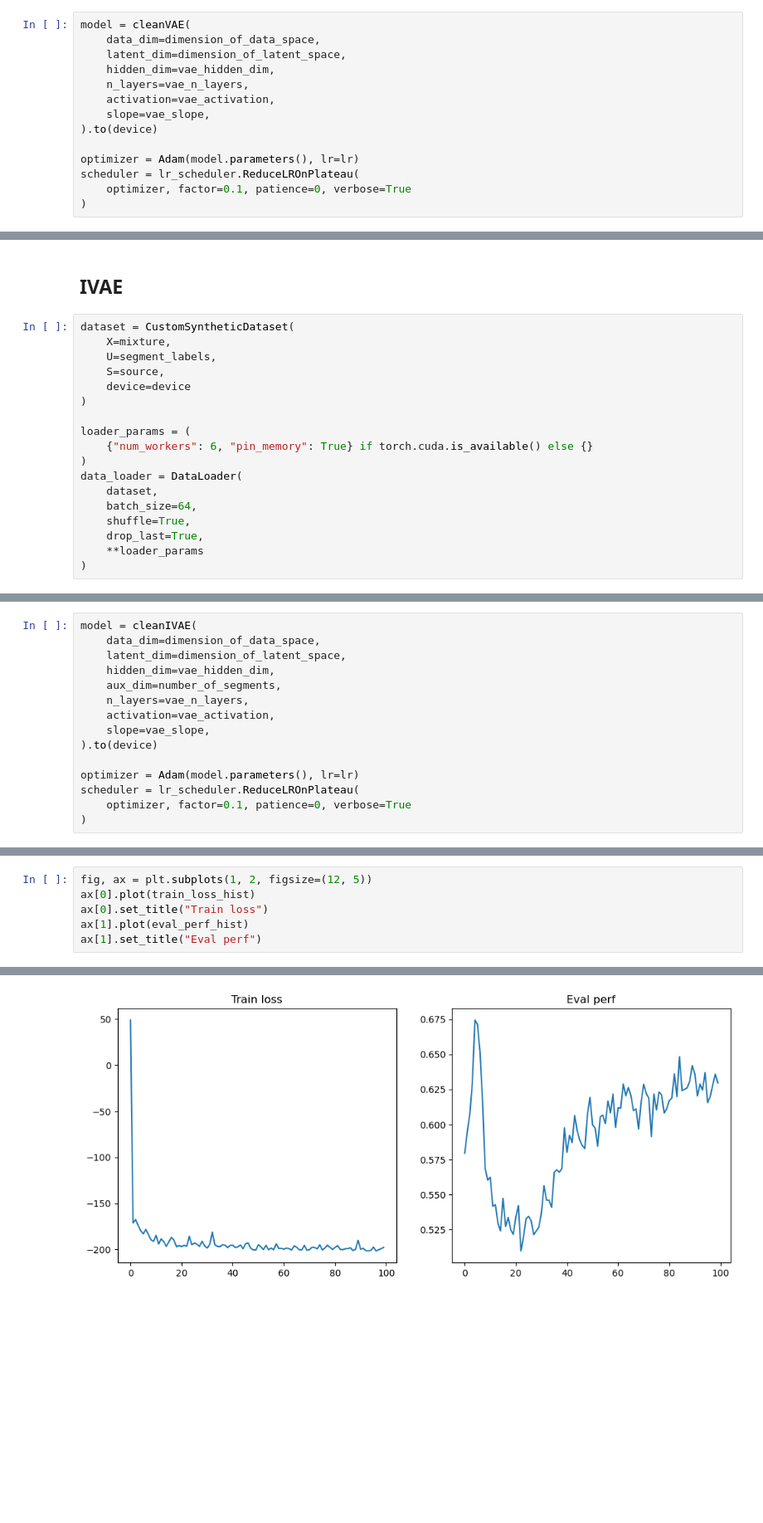
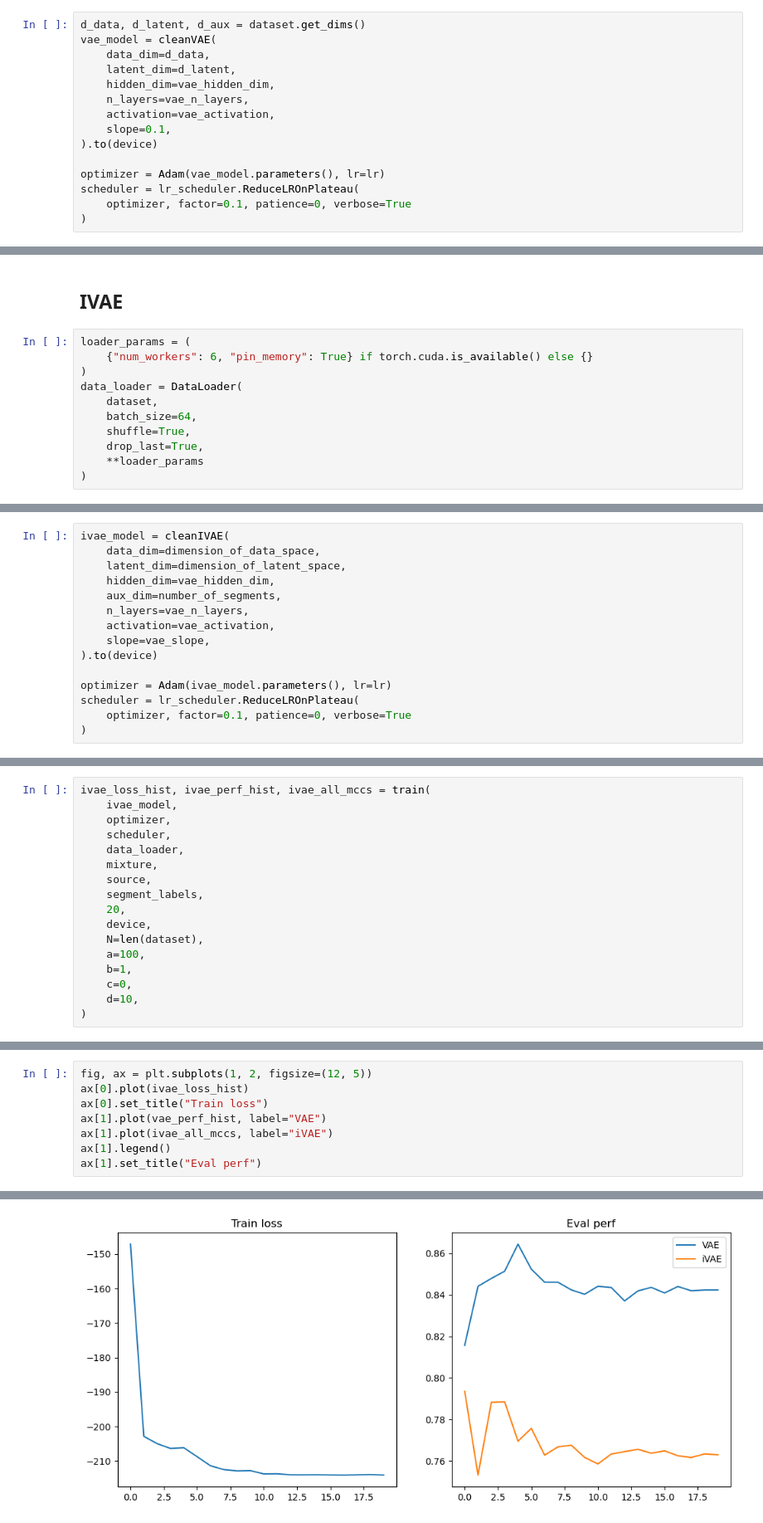
Before and after one commit to SullivanCastro/Indepedent-Component-Analysis, a Jupyter notebook: experiment.ipynb, the cells around one changed output, grey strips where cells are left out. Shown at 83% size. Cells and saved outputs as stored; diff of their text form; blank space fills up the shorter version.

```diff
--- a/experiment.ipynb
+++ b/experiment.ipynb
@@ -217,14 +276,15 @@ data loaded on cpu
 # %%
-model = cleanVAE(
-    data_dim=dimension_of_data_space,
-    latent_dim=dimension_of_latent_space,
+d_data, d_latent, d_aux = dataset.get_dims()
+vae_model = cleanVAE(
+    data_dim=d_data,
+    latent_dim=d_latent,
     hidden_dim=vae_hidden_dim,
     n_layers=vae_n_layers,
     activation=vae_activation,
-    slope=vae_slope,
+    slope=0.1,
 ).to(device)
 
-optimizer = Adam(model.parameters(), lr=lr)
+optimizer = Adam(vae_model.parameters(), lr=lr)
 scheduler = lr_scheduler.ReduceLROnPlateau(
     optimizer, factor=0.1, patience=0, verbose=True
 )
@@ -291,13 +342,6 @@ Text(0.5, 1.0, 'VAE recovered sources')
 # %% [markdown]
 ## IVAE
 # %%
-dataset = CustomSyntheticDataset(
-    X=mixture,
-    U=segment_labels,
-    S=source,
-    device=device
-)
-
 loader_params = (
     {"num_workers": 6, "pin_memory": True} if torch.cuda.is_available() else {}
 )
@@ -313,5 +355,5 @@ data loaded on cpu
 # %%
-model = cleanIVAE(
+ivae_model = cleanIVAE(
     data_dim=dimension_of_data_space,
     latent_dim=dimension_of_latent_space,
     hidden_dim=vae_hidden_dim,
@@ -321,7 +363,7 @@ model = cleanIVAE(
     slope=vae_slope,
 ).to(device)
 
-optimizer = Adam(model.parameters(), lr=lr)
+optimizer = Adam(ivae_model.parameters(), lr=lr)
 scheduler = lr_scheduler.ReduceLROnPlateau(
     optimizer, factor=0.1, patience=0, verbose=True
 )
@@ -360,0 +370,17 @@ for epoch in itterable:
+# %%
+ivae_loss_hist, ivae_perf_hist, ivae_all_mccs = train(
+    ivae_model,
+    optimizer,
+    scheduler,
+    data_loader,
+    mixture,
+    source,
+    segment_labels,
+    20,
+    device,
+    N=len(dataset),
+    a=100,
+    b=1,
+    c=0,
+    d=10,
+)
@@ -361,10 +394,12 @@ for epoch in itterable:
 # %%
 fig, ax = plt.subplots(1, 2, figsize=(12, 5))
-ax[0].plot(train_loss_hist)
+ax[0].plot(ivae_loss_hist)
 ax[0].set_title("Train loss")
-ax[1].plot(eval_perf_hist)
+ax[1].plot(vae_perf_hist, label="VAE")
+ax[1].plot(ivae_all_mccs, label="iVAE")
+ax[1].legend()
 ax[1].set_title("Eval perf")
 # %% [output]
 Text(0.5, 1.0, 'Eval perf')
-[figure, old version]
+[figure, new version]
 # %%
```
Also changed, not shown: parts of 26 cells of this notebook, 1 other file.
